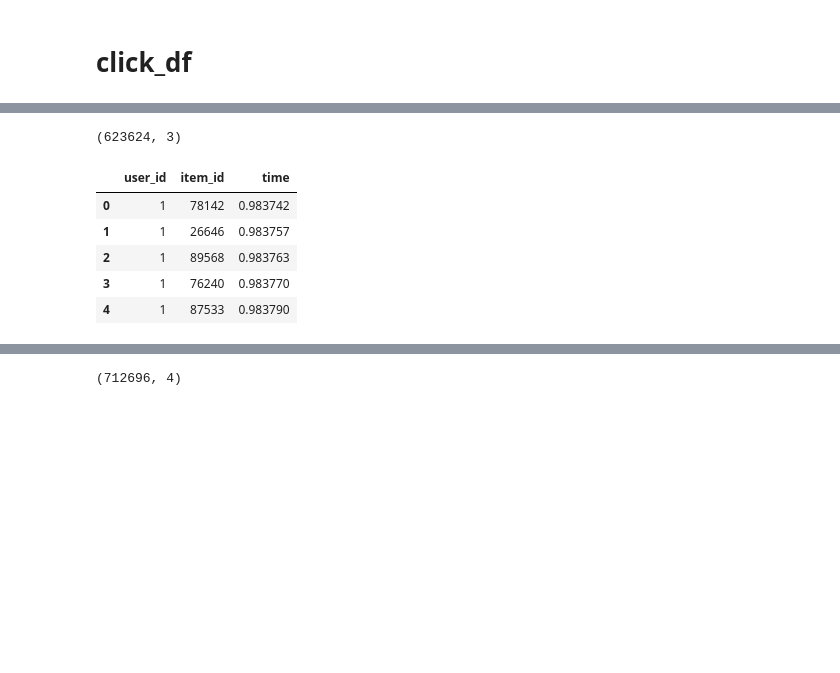
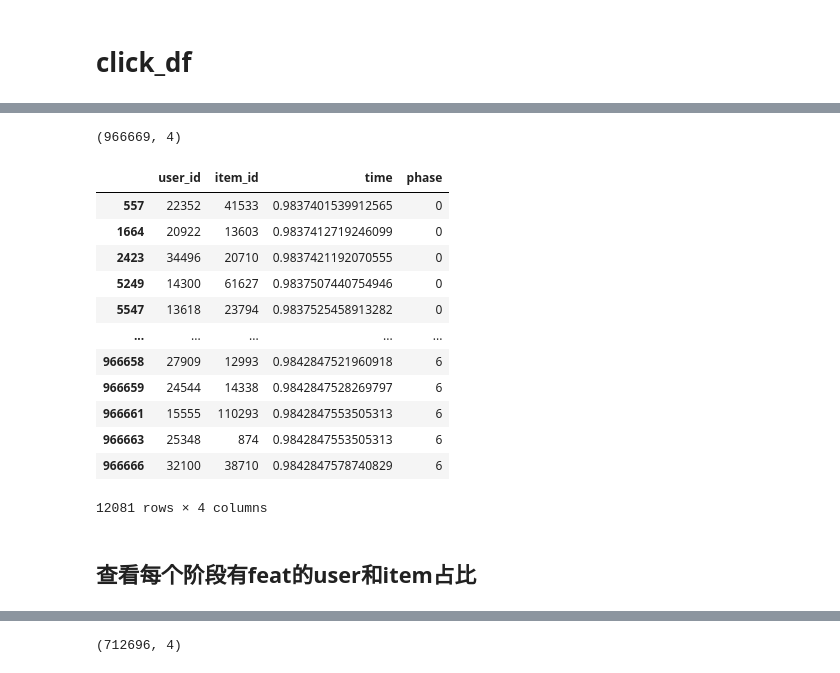
Before and after one commit to mayi140611/myappsexlib, a Jupyter notebook: a_0330_0527_Modern_E_Commerce_Platform_Debiasing/0EDA.ipynb, the cells around one changed output, grey strips where cells are left out. Cells and saved outputs as stored; diff of their text form; code cells hidden in the pictures; blank space fills up the shorter version.

```diff
--- a/a_0330_0527_Modern_E_Commerce_Platform_Debiasing/0EDA.ipynb
+++ b/a_0330_0527_Modern_E_Commerce_Platform_Debiasing/0EDA.ipynb
@@ -365,16 +374,25 @@ whole_click_train[whole_click_train.user_id==22352]
 # %%
 # 完整的click数据
-whole_click = whole_click_train.append(click_test_val, ignore_index=True)
+whole_click = whole_click_train.append(whole_click_val, ignore_index=True)
 
 whole_click.shape
 # %% [output]
-(623624, 3)
+(966669, 4)
-# %%
-whole_click.head()
-# %% [output]
-|  | user_id | item_id | time |
-| 0 | 1 | 78142 | 0.983742 |
-| 1 | 1 | 26646 | 0.983757 |
-| 2 | 1 | 89568 | 0.983763 |
-| 3 | 1 | 76240 | 0.983770 |
-| 4 | 1 | 87533 | 0.983790 |
+# %%
+whole_click_val
+# %% [output]
+|  | user_id | item_id | time | phase |
+| 557 | 22352 | 41533 | 0.9837401539912565 | 0 |
+| 1664 | 20922 | 13603 | 0.9837412719246099 | 0 |
+| 2423 | 34496 | 20710 | 0.9837421192070555 | 0 |
+| 5249 | 14300 | 61627 | 0.9837507440754946 | 0 |
+| 5547 | 13618 | 23794 | 0.9837525458913282 | 0 |
+| ... | ... | ... | ... | ... |
+| 966658 | 27909 | 12993 | 0.9842847521960918 | 6 |
+| 966659 | 24544 | 14338 | 0.9842847528269797 | 6 |
+| 966661 | 15555 | 110293 | 0.9842847553505313 | 6 |
+| 966663 | 25348 | 874 | 0.9842847553505313 | 6 |
+| 966666 | 32100 | 38710 | 0.9842847578740829 | 6 |
+12081 rows × 4 columns
+# %% [markdown]
+## 查看每个阶段有feat的user和item占比
```
Also changed, not shown: parts of 10 cells of this notebook, 3 other files.
